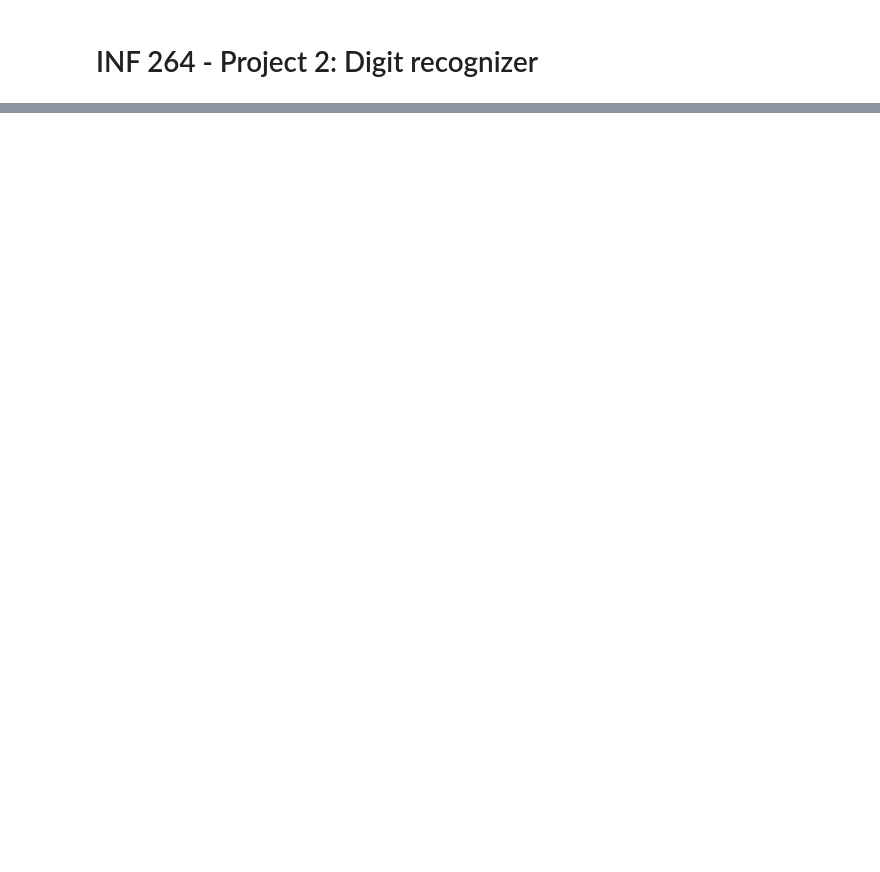
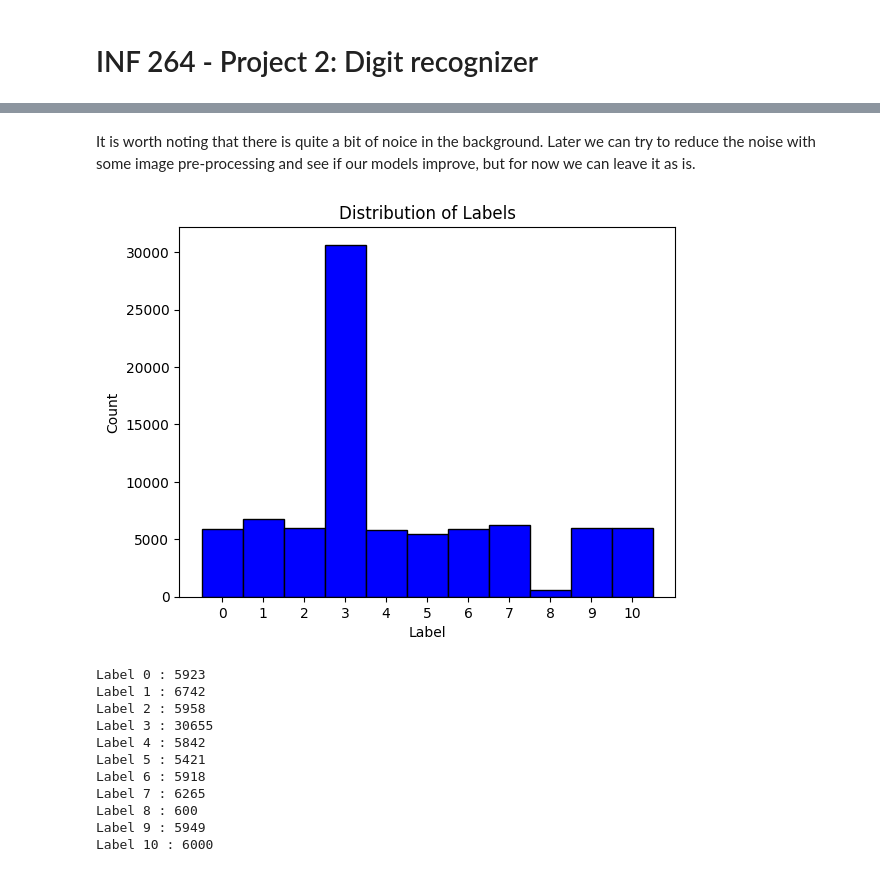
Before and after one commit to Maloha7/digit-recognizer, a Jupyter notebook: digitRecognizer.ipynb, the cells around one changed output, grey strips where cells are left out. Saved outputs shown, nothing was run; the diff lists cells and outputs as text; code cells hidden in the pictures; blank space fills up the shorter version.

```diff
--- a/digitRecognizer.ipynb
+++ b/digitRecognizer.ipynb
@@ -16,0 +62,27 @@ from sklearn.neural_network import MLPClassifier
+# %% [markdown]
+It is worth noting that there is quite a bit of noice in the background. Later we can try to reduce the noise with some image pre-processing and see if our models improve, but for now we can leave it as is.
+# %%
+#Next lets look at the distribution of labels in the dataset
+plt.hist(labels, bins=np.arange(12)-0.5, color='blue', edgecolor='black')
+plt.xticks(np.arange(0, 11, 1))
+plt.xlabel('Label')
+plt.ylabel('Count')
+plt.title('Distribution of Labels')
+plt.show()
+
+#Print the amount of each label in the dataset
+for i in range(11):
+    print("Label", i, ":", np.sum(labels == i))
+# %% [output]
+[figure, added]
+Label 0 : 5923
+Label 1 : 6742
+Label 2 : 5958
+Label 3 : 30655
+Label 4 : 5842
+Label 5 : 5421
+Label 6 : 5918
+Label 7 : 6265
+Label 8 : 600
+Label 9 : 5949
+Label 10 : 6000
```
Also changed, not shown: parts of 19 cells of this notebook.
